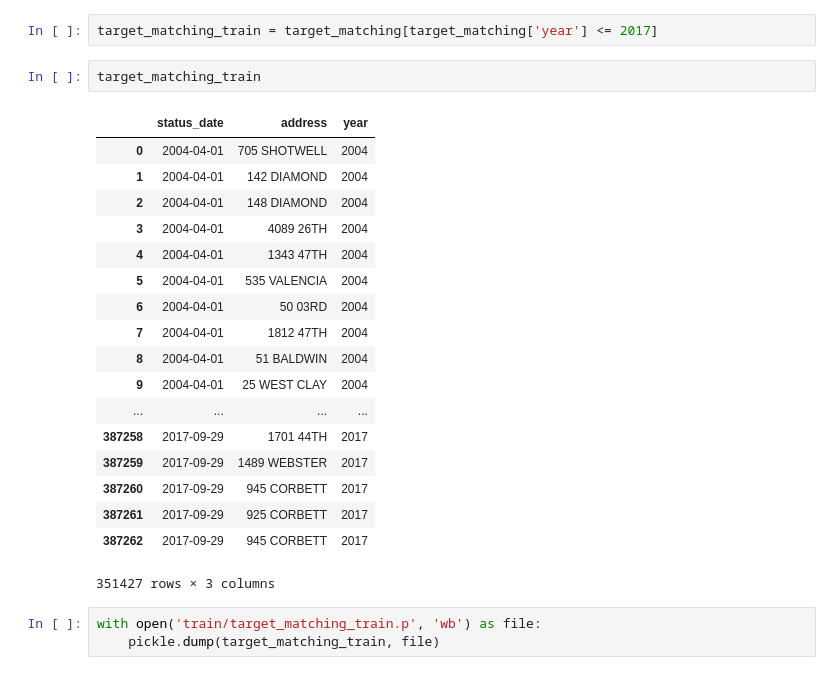
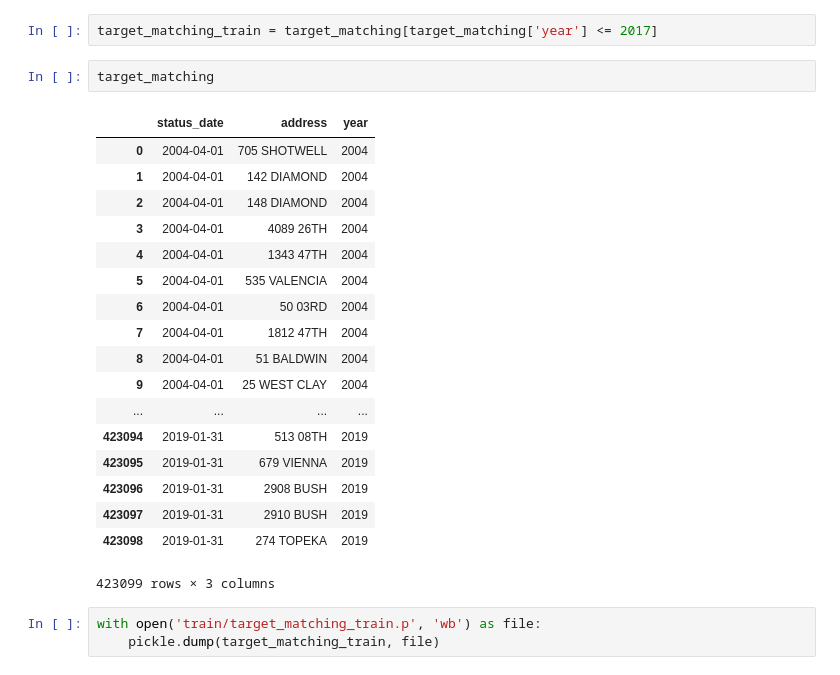
Before and after one commit to porbo/sf-fires, a Jupyter notebook: train_test_for_real.ipynb, the cells around one changed output. Drawn from its saved outputs; the diff is of its cells as text.

```diff
--- a/train_test_for_real.ipynb
+++ b/train_test_for_real.ipynb
@@ -36,27 +36,27 @@ See the caveats in the documentation: http://pandas.pydata.org/pandas-docs/stabl
 fires_df_train = fires_df[fires_df['year'] <= 2017]
 # %%
 target_matching_train = target_matching[target_matching['year'] <= 2017]
-# %%
-target_matching_train
-# %% [output]
-|  | status_date | address | year |
-| 0 | 2004-04-01 | 705 SHOTWELL | 2004 |
-| 1 | 2004-04-01 | 142 DIAMOND | 2004 |
-| 2 | 2004-04-01 | 148 DIAMOND | 2004 |
-| 3 | 2004-04-01 | 4089 26TH | 2004 |
-| 4 | 2004-04-01 | 1343 47TH | 2004 |
-| 5 | 2004-04-01 | 535 VALENCIA | 2004 |
-| 6 | 2004-04-01 | 50 03RD | 2004 |
-| 7 | 2004-04-01 | 1812 47TH | 2004 |
-| 8 | 2004-04-01 | 51 BALDWIN | 2004 |
-| 9 | 2004-04-01 | 25 WEST CLAY | 2004 |
-| ... | ... | ... | ... |
-| 387258 | 2017-09-29 | 1701 44TH | 2017 |
-| 387259 | 2017-09-29 | 1489 WEBSTER | 2017 |
-| 387260 | 2017-09-29 | 945 CORBETT | 2017 |
-| 387261 | 2017-09-29 | 925 CORBETT | 2017 |
-| 387262 | 2017-09-29 | 945 CORBETT | 2017 |
-351427 rows × 3 columns
+# %%
+target_matching
+# %% [output]
+|  | status_date | address | year |
+| 0 | 2004-04-01 | 705 SHOTWELL | 2004 |
+| 1 | 2004-04-01 | 142 DIAMOND | 2004 |
+| 2 | 2004-04-01 | 148 DIAMOND | 2004 |
+| 3 | 2004-04-01 | 4089 26TH | 2004 |
+| 4 | 2004-04-01 | 1343 47TH | 2004 |
+| 5 | 2004-04-01 | 535 VALENCIA | 2004 |
+| 6 | 2004-04-01 | 50 03RD | 2004 |
+| 7 | 2004-04-01 | 1812 47TH | 2004 |
+| 8 | 2004-04-01 | 51 BALDWIN | 2004 |
+| 9 | 2004-04-01 | 25 WEST CLAY | 2004 |
+| ... | ... | ... | ... |
+| 423094 | 2019-01-31 | 513 08TH | 2019 |
+| 423095 | 2019-01-31 | 679 VIENNA | 2019 |
+| 423096 | 2019-01-31 | 2908 BUSH | 2019 |
+| 423097 | 2019-01-31 | 2910 BUSH | 2019 |
+| 423098 | 2019-01-31 | 274 TOPEKA | 2019 |
+423099 rows × 3 columns
 # %%
 with open('train/target_matching_train.p', 'wb') as file:
     pickle.dump(target_matching_train, file)
```
Also changed, not shown: 2 other files.
